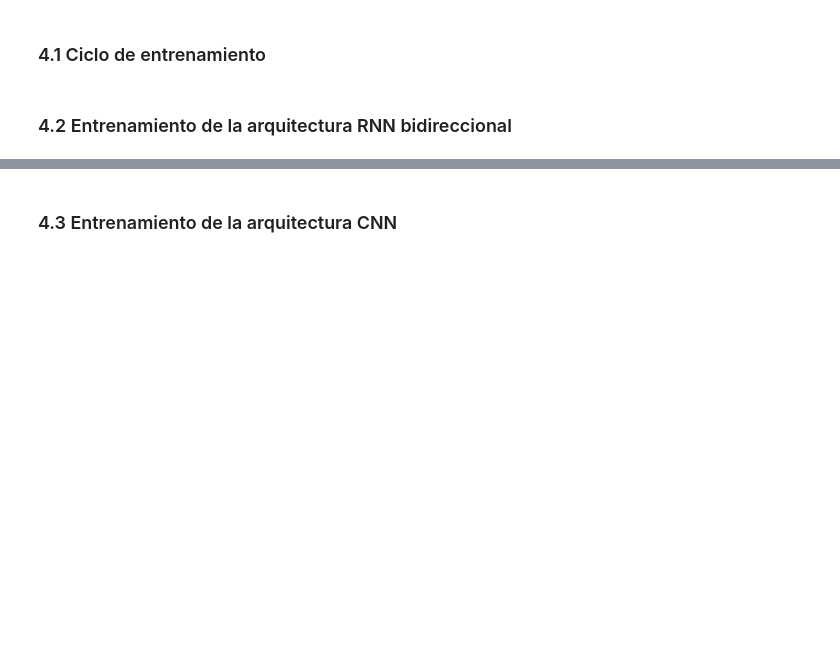
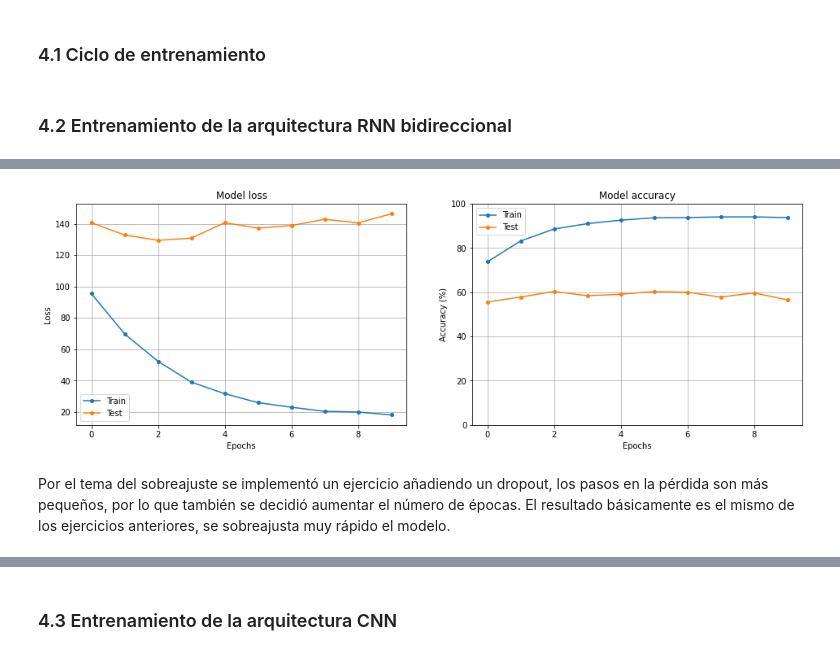
Before and after one commit to DanielAlonsoBastos/AprendizajeProfundo, a Jupyter notebook: tarea2-cnn-recurrentes-transferencia/3_ucf11.ipynb, the cells around one changed output, grey strips where cells are left out. Cells and saved outputs as stored; diff of their text form; code cells hidden in the pictures; blank space fills up the shorter version.

Commit message:
finalizacion del ejercicio 3 y agregar boton

```diff
--- a/tarea2-cnn-recurrentes-transferencia/3_ucf11.ipynb
+++ b/tarea2-cnn-recurrentes-transferencia/3_ucf11.ipynb
@@ -496,0 +522,3 @@ plot_loss_accuracy(loss_rnnbid, acc_rnnbid)
+# %%
+loss_rnnbid, acc_rnnbid = train(model_RNNBid, trn_dl, tst_dl,epochs=10,lr=1e-3,
+                        opt='Adam',progress=True)
@@ -496,0 +536,6 @@ plot_loss_accuracy(loss_rnnbid, acc_rnnbid)
+# %%
+plot_loss_accuracy(loss_rnnbid, acc_rnnbid)
+# %% [output]
+[figure, added]
+# %% [markdown]
+Por el tema del sobreajuste se implementó un ejercicio añadiendo un dropout, los pasos en la pérdida son más pequeños, por lo que también se decidió aumentar el número de épocas. El resultado básicamente es el mismo de los ejercicios anteriores, se sobreajusta muy rápido el modelo.
```
Also changed, not shown: parts of 47 cells of this notebook.
